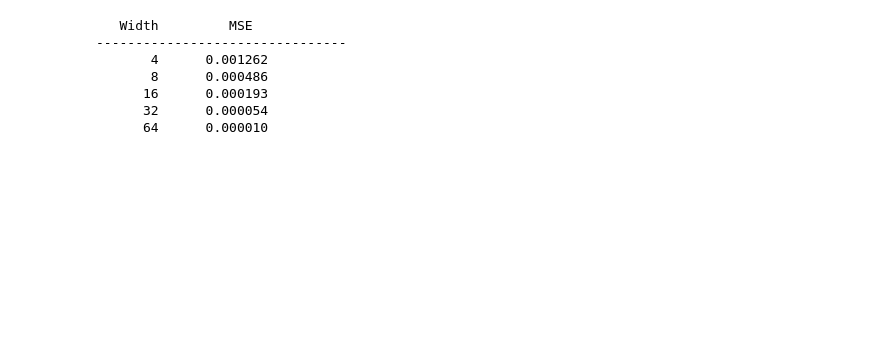
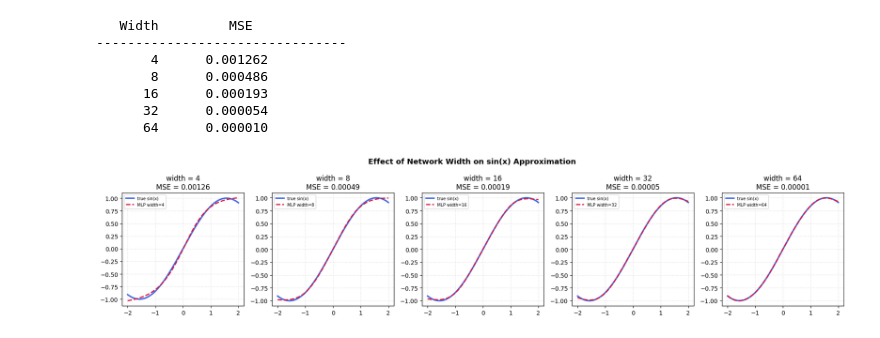
Before and after one commit to natalia0sperczynska/MLPs-Universal-Approximators, a Jupyter notebook: multi_layer_perceptrons.ipynb, the cells around one changed output. Saved outputs shown, nothing was run; the diff lists cells and outputs as text; code cells hidden in the pictures; blank space fills up the shorter version.

```diff
--- a/multi_layer_perceptrons.ipynb
+++ b/multi_layer_perceptrons.ipynb
@@ -44,11 +63,11 @@ They were generated using a prompt 'Create a Python dictionary TARGET_FUNCTIONS
 # %%
 # name, function, and range pairs to test the MLP's approximation capabilities
 TARGET_FUNCTIONS = {
-    "sin(x)": (lambda x: np.sin(x), (-6, 6)),
-    "cos(2x)·e^(-x²/4)": (lambda x: np.cos(2 * x) * np.exp(-x ** 2 / 4), (-4, 4)),
-    "|x|": (lambda x: np.abs(x), (-3, 3)),
-    "x²·sin(x)": (lambda x: x ** 2 * np.sin(x), (-5, 5)),
-    "tanh(5x)": (lambda x: np.tanh(5 * x), (-2, 2)),
-    "sawtooth-like": (lambda x: x - np.floor(x), (0, 4)),
-}  # the sawtooth function is intentionally included as a  it is discontinuous negative control
+    "sin(x)": (lambda x: np.sin(x), (-6, 6)), # smooth, periodic
+    "cos(2x)·e^(-x²/4)": (lambda x: np.cos(2 * x) * np.exp(-x ** 2 / 4), (-4, 4)), # damped oscillation
+    "|x|": (lambda x: np.abs(x), (-3, 3)), # non-differentiable at 0
+    "x²·sin(x)": (lambda x: x ** 2 * np.sin(x), (-5, 5)),# non-linear
+    "tanh(5x)": (lambda x: np.tanh(5 * x), (-2, 2)), # sharp
+    "sawtooth-like": (lambda x: x - np.floor(x), (0, 4)), # discontinuous negative control
+}
 # %% [markdown]
@@ -235,4 +248,22 @@ for h in widths:
       16      0.000193
       32      0.000054
       64      0.000010
+# %%
+#width vs fit quality
+fig, axes = plt.subplots(1, len(widths), figsize=(18, 4))
+fig.suptitle("Effect of Network Width on sin(x) Approximation", fontsize=13, fontweight="bold")
+
+for ax, h in zip(axes, widths):
+    pred, mse = width_results[h]
+    ax.plot(x_w, y_w, lw=2.5, color="royalblue", label="true sin(x)")
+    ax.plot(x_w, pred, lw=2, color="crimson", linestyle="--", label=f"MLP width={h}")
+    ax.set_title(f"width = {h}\nMSE = {mse:.5f}")
+    ax.legend(fontsize=7)
+    ax.grid(True, linestyle=":", alpha=0.5)
+
+plt.tight_layout()
+plt.savefig("width_experiment.png", dpi=140, bbox_inches="tight")
+plt.show()
+# %% [output]
+[figure, added]
 # %% [markdown]
```
Also changed, not shown: parts of 36 cells of this notebook.
